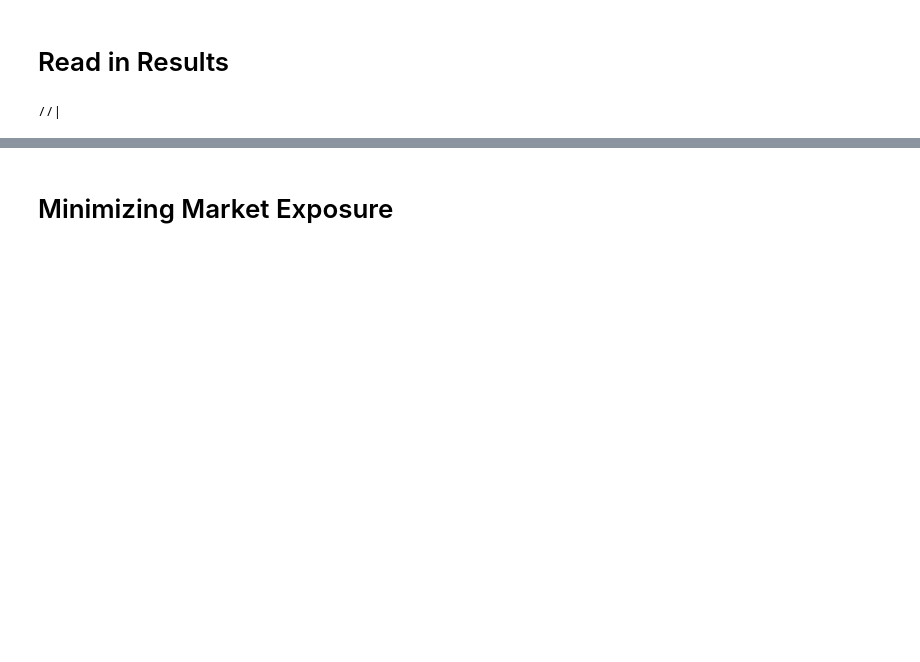
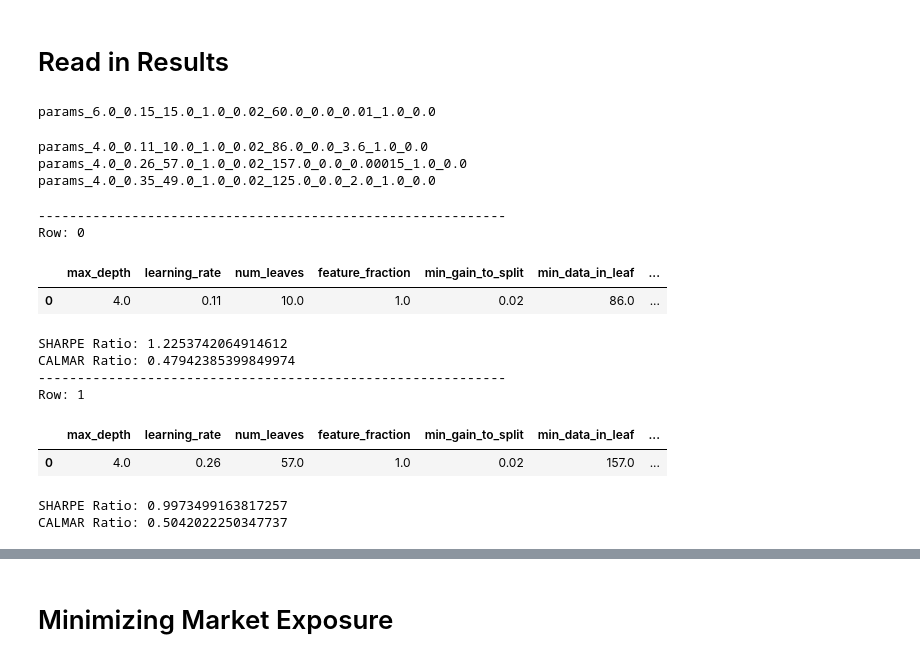
Before and after one commit to jfan1256/algofacto, a Jupyter notebook: trade_historical/exec_strat/strat_ml_ret_exposure.ipynb, the cells around one changed output, grey strips where cells are left out. Drawn from its saved outputs; the diff is of its cells as text; code cells hidden in the pictures; blank space fills up the shorter version.

```diff
--- a/trade_historical/exec_strat/strat_ml_ret_exposure.ipynb
+++ b/trade_historical/exec_strat/strat_ml_ret_exposure.ipynb
@@ -705,37 +705,56 @@ def port_opt(data, window_size, port_opt_func, option, leverage, file=None, fact
 # Read in Results
 # %%
 live = False
-trial = 'lightGBM_trial_231'
+trial = 'lightGBM_trial_2303'
 files = read_result(trial, 'metrics')
+# %% [output]
+params_6.0_0.15_15.0_1.0_0.02_60.0_0.0_0.01_1.0_0.0
 # %%
 live = True
 format_end = date.today().strftime('%Y%m%d')
-model_name = f'lightgbm_{format_end}'
-files = read_result(model_name, 'metrics')
+# format_end = '20240314'
+trial = f'lightgbm_{format_end}'
+files = read_result(trial, 'metrics')
+# %% [output]
+params_4.0_0.11_10.0_1.0_0.02_86.0_0.0_3.6_1.0_0.0
+params_4.0_0.26_57.0_1.0_0.02_157.0_0.0_0.00015_1.0_0.0
+params_4.0_0.35_49.0_1.0_0.02_125.0_0.0_2.0_1.0_0.0
 # %%
 keep = {}
+total = []
 ticker = pd.read_parquet(get_parquet(live) / 'data_ticker.parquet.brotli')
 misc = pd.read_parquet(get_parquet(live) / 'data_misc.parquet.brotli', columns=['market_cap'])
 for i, row in files.iterrows():
     read_file = get_max_ic_file(row, trial)
     returns = sharpe_ret(read_file, iteration=False)
     # Convert Permno to Ticker
     tic = returns.merge(ticker, left_index=True, right_index=True, how='left')
     tic = tic.merge(misc, left_index=True, right_index=True, how='left')
     tic = tic.reset_index().set_index(['window', 'permno', 'date'])
-    pred = sharpe_backtest(tic, num_stocks=20, threshold=10_000_000_000)
+    pred = sharpe_backtest(tic, num_stocks=20, threshold=2_000_000_000)
     equal_weight = port_opt(data=pred, window_size=21, port_opt_func=ewp, option='both', leverage=0.5)
-    short_weight = port_opt(data=pred, window_size=21, port_opt_func=ewp, option='short', leverage=1)['totalRet']
-    long_weight = port_opt(data=pred, window_size=21, port_opt_func=ewp, option='long', leverage=1)['totalRet']
+    # short_weight = port_opt(data=pred, window_size=21, port_opt_func=ewp, option='short', leverage=1)['totalRet']
+    # long_weight = port_opt(data=pred, window_size=21, port_opt_func=ewp, option='long', leverage=1)['totalRet']
     stock = equal_weight['totalRet']
     sharpe = qs.stats.sharpe(stock)
     calmar = qs.stats.calmar(stock)
     print('-' * 60)
     print(f'Row: {i}')
     display(read_file['metrics'])
     print(f'SHARPE Ratio: {sharpe}')
     print(f'CALMAR Ratio: {calmar}')
-    keep[i] = sharpe
+    keep[i] = [sharpe, stock]
 # %% [output]
-//|
+------------------------------------------------------------
+Row: 0
+|  | max_depth | learning_rate | num_leaves | feature_fraction | min_gain_to_split | min_data_in_leaf | ... |
+| 0 | 4.0 | 0.11 | 10.0 | 1.0 | 0.02 | 86.0 | ... |
+SHARPE Ratio: 1.2253742064914612
+CALMAR Ratio: 0.47942385399849974
+------------------------------------------------------------
+Row: 1
+|  | max_depth | learning_rate | num_leaves | feature_fraction | min_gain_to_split | min_data_in_leaf | ... |
+| 0 | 4.0 | 0.26 | 57.0 | 1.0 | 0.02 | 157.0 | ... |
+SHARPE Ratio: 0.9973499163817257
+CALMAR Ratio: 0.5042022250347737
 # %%
```
Also changed, not shown: parts of 1 cell of this notebook, 15 other files.
